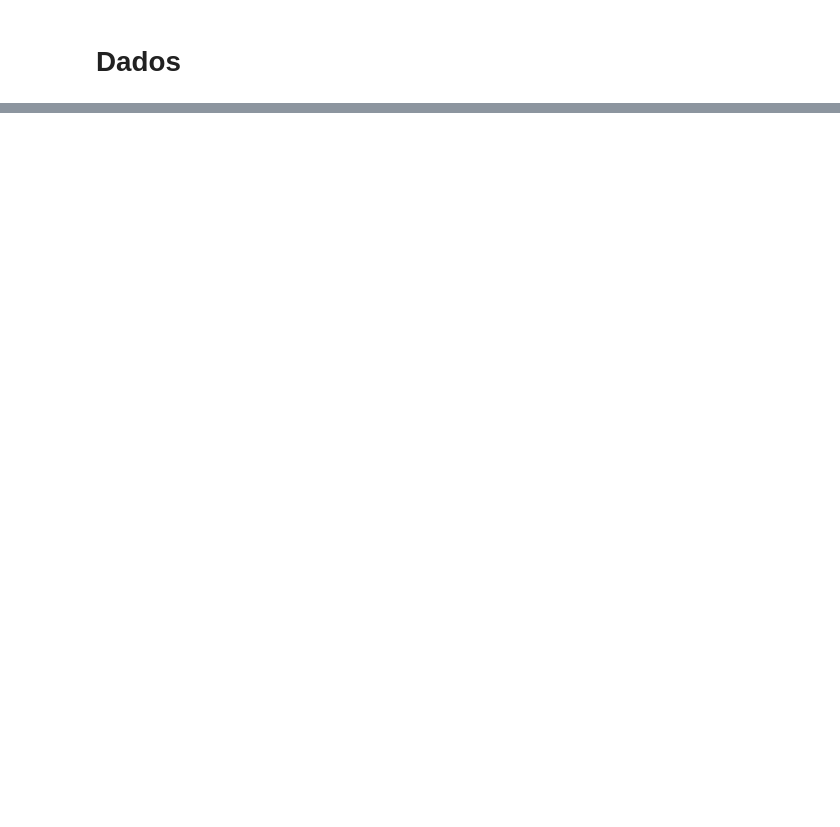
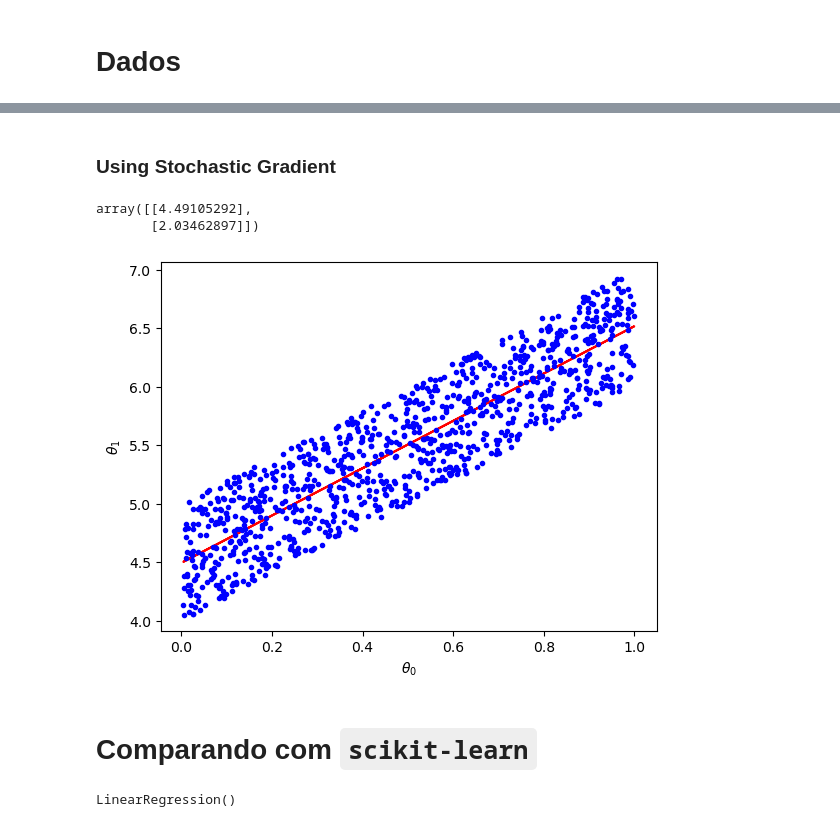
Before and after one commit to americanlucas/machine-learning, a Jupyter notebook: linear_regression.ipynb, the cells around one changed output, grey strips where cells are left out. Cells and saved outputs as stored; diff of their text form; code cells hidden in the pictures; blank space fills up the shorter version.

```diff
--- a/linear_regression.ipynb
+++ b/linear_regression.ipynb
@@ -129,0 +102,2 @@ plt.plot(X, lib_model.predict(X), c="red")
+# %%
+batch_model.fit(X_0, y)
@@ -129,0 +113,43 @@ plt.plot(X, lib_model.predict(X), c="red")
+# %% [markdown]
+### Using Stochastic Gradient
+# %%
+class StochasticGradient():
+    def __init__(self):
+        np.random.seed(42)
+        self.theta = np.random.rand(2, 1)
+        self.t0, self.t1 = 5,50
+
+    def __learning_schedule(self, t):
+        return self.t0 / (t + self.t1)
+
+    def fit(self, X, y, eta=0.01, n_epochs=50):
+        m = len(X)
+
+        for epoch in range(n_epochs):
+            for iteration in range(m):
+                random_index = np.random.randint(m)
+
+                x_i = X[random_index : random_index + 1]
+                y_i = y[random_index : random_index + 1]
+
+                gradients =  2 * x_i.T @ (x_i @ self.theta - y_i)
+                eta = self.__learning_schedule(epoch * m + iteration)
+                self.theta = self.theta - eta * gradients
+        return self.theta
+
+    def predict(self, X, y):
+        return X @ self.fit(X_0, y)
+
+    def reg_plot(self, X, X_0, y):
+        plt.plot(X, self.predict(X_0, y), 'r-')
+        plt.plot(X, y, 'b.')
+        plt.xlabel(r'$\theta_0$')
+        plt.ylabel(r'$\theta_1$')
+        plt.show()
+# %%
+stochastic_model = StochasticGradient()
+# %%
+stochastic_model.fit(X_0, y)
+# %% [output]
+array([[4.49105292],
+       [2.03462897]])
@@ -129,0 +158,6 @@ plt.plot(X, lib_model.predict(X), c="red")
+# %%
+stochastic_model.reg_plot(X, X_0, y)
+# %% [output]
+[figure, added]
+# %% [markdown]
+# Comparando com `scikit-learn`
@@ -129,0 +166,4 @@ plt.plot(X, lib_model.predict(X), c="red")
+# %%
+sk_model.fit(X_0, y)
+# %% [output]
+LinearRegression()
```
Also changed, not shown: parts of 46 cells of this notebook.
